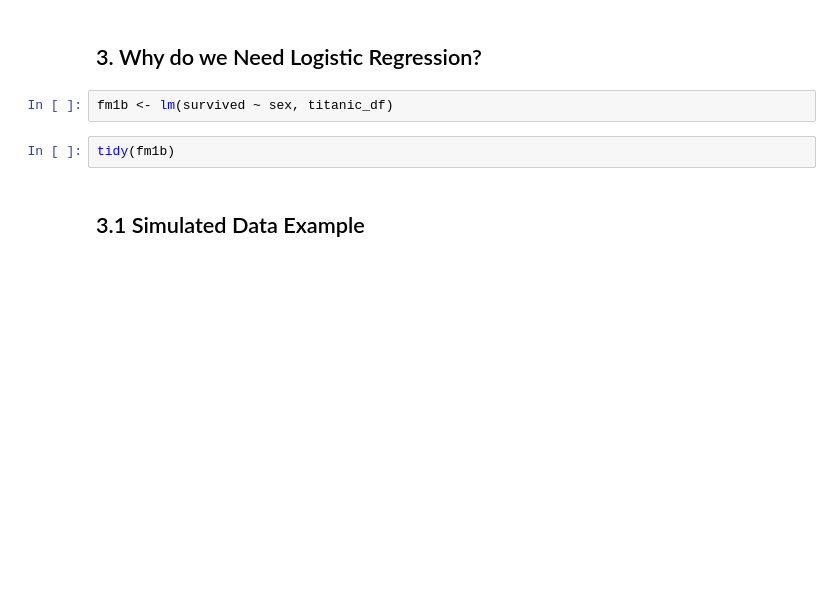
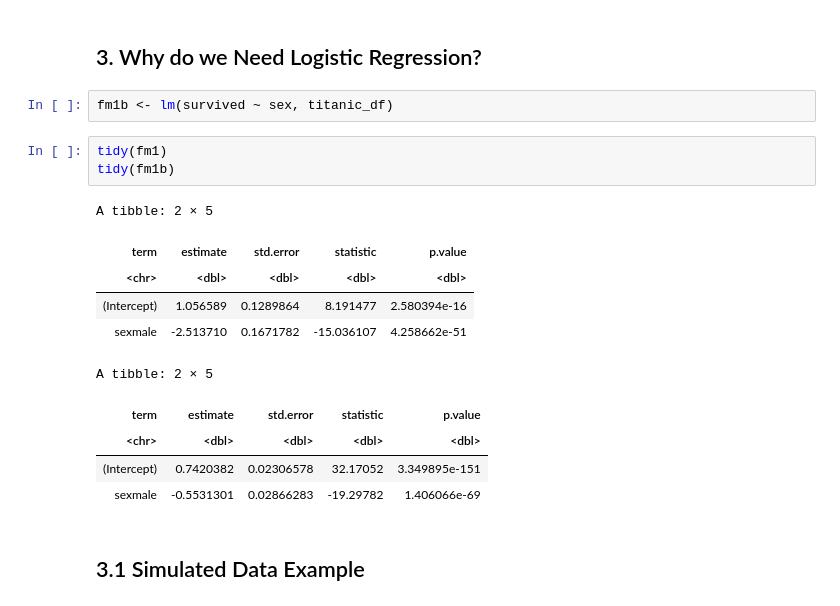
Before and after one commit to eldu/mpa-2065-slides, a Jupyter notebook: 10_intro_glm.ipynb, the cells around one changed output. Cells and saved outputs as stored; diff of their text form; blank space fills up the shorter version.

```diff
--- a/10_intro_glm.ipynb
+++ b/10_intro_glm.ipynb
@@ -161,7 +191,19 @@ predict(fm1, newdata = data.frame(sex = "male"), type = "response")
 # %%
 fm1b <- lm(survived ~ sex, titanic_df)
 # %%
+tidy(fm1)
 tidy(fm1b)
+# %% [output]
+A tibble: 2 × 5
+| term | estimate | std.error | statistic | p.value |
+| <chr> | <dbl> | <dbl> | <dbl> | <dbl> |
+| (Intercept) | 1.056589 | 0.1289864 | 8.191477 | 2.580394e-16 |
+| sexmale | -2.513710 | 0.1671782 | -15.036107 | 4.258662e-51 |
+A tibble: 2 × 5
+| term | estimate | std.error | statistic | p.value |
+| <chr> | <dbl> | <dbl> | <dbl> | <dbl> |
+| (Intercept) | 0.7420382 | 0.02306578 | 32.17052 | 3.349895e-151 |
+| sexmale | -0.5531301 | 0.02866283 | -19.29782 | 1.406066e-69 |
 # %% [markdown]
 ## 3.1 Simulated Data Example
 # %%
```
Also changed, not shown: parts of 21 cells of this notebook, 10 other files.
